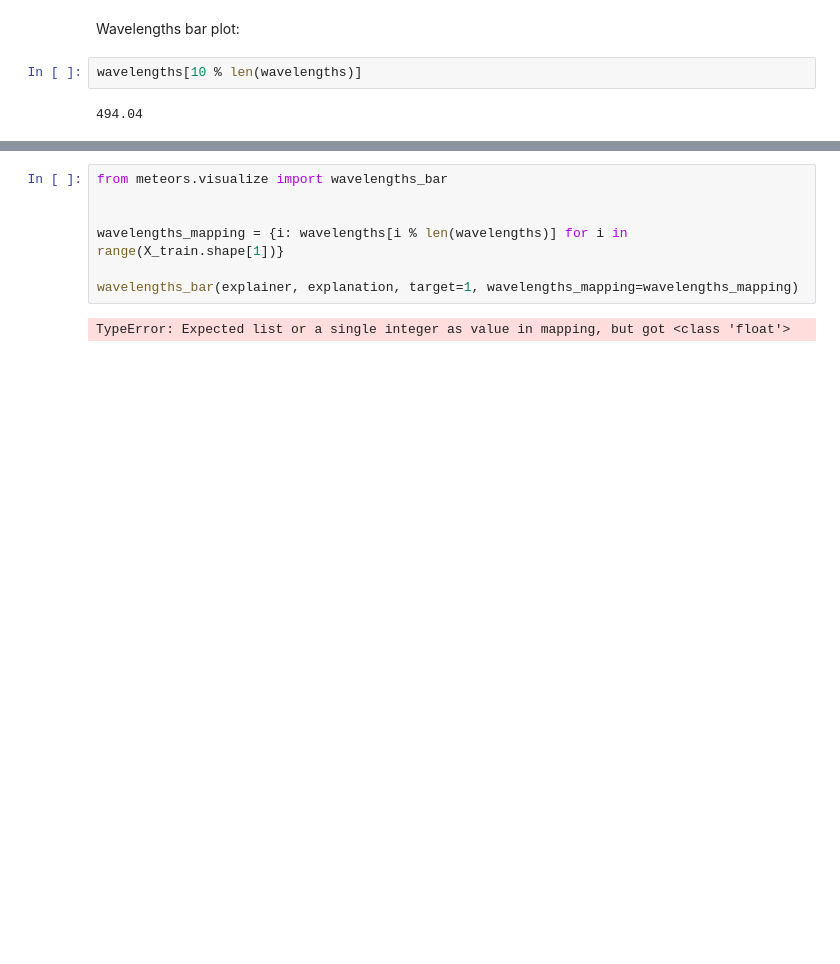
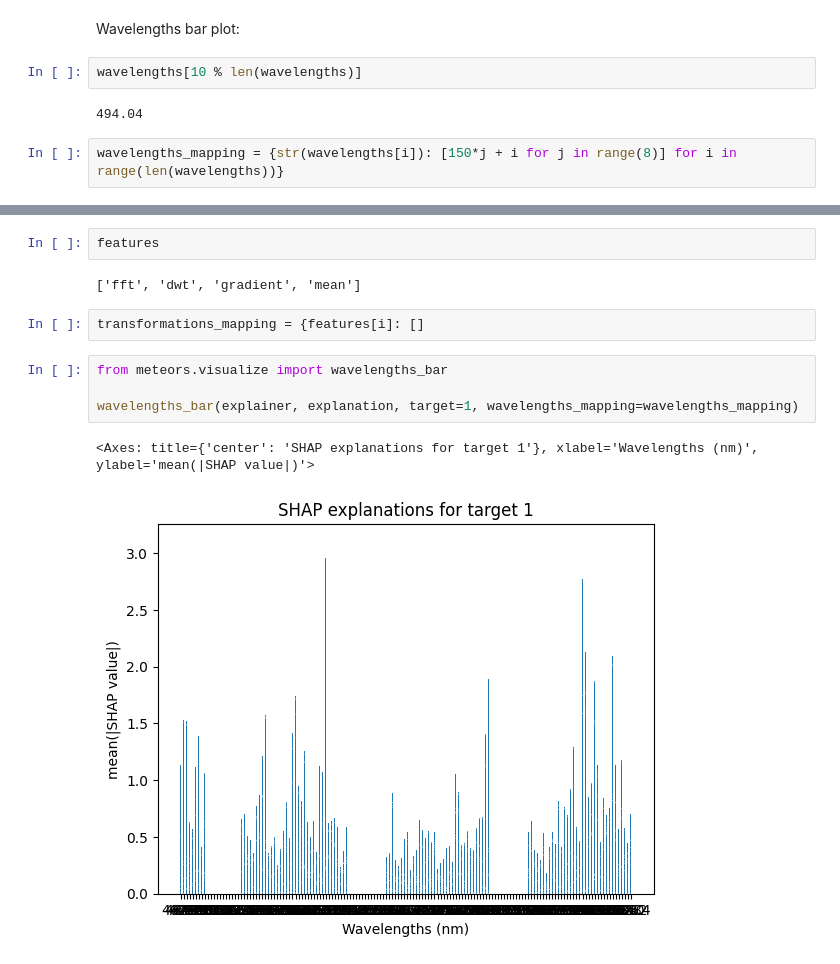
Before and after one commit to xai4space/meteors, a Jupyter notebook: examples/hyperview_challenge/shap.ipynb, the cells around one changed output, grey strips where cells are left out. Drawn from its saved outputs; the diff is of its cells as text; blank space fills up the shorter version.

```diff
--- a/examples/hyperview_challenge/shap.ipynb
+++ b/examples/hyperview_challenge/shap.ipynb
@@ -146,3 +201,5 @@ Wavelengths bar plot:
 wavelengths[10 % len(wavelengths)]
 # %% [output]
 494.04
+# %%
+wavelengths_mapping = {str(wavelengths[i]): [150*j + i for j in range(8)] for i in range(len(wavelengths))}
@@ -149,9 +226,13 @@ wavelengths[10 % len(wavelengths)]
+# %%
+features
+# %% [output]
+['fft', 'dwt', 'gradient', 'mean']
+# %%
+transformations_mapping = {features[i]: []
 # %%
 from meteors.visualize import wavelengths_bar
 
-
-wavelengths_mapping = {i: wavelengths[i % len(wavelengths)] for i in range(X_train.shape[1])}
-
 wavelengths_bar(explainer, explanation, target=1, wavelengths_mapping=wavelengths_mapping)
 # %% [output]
-TypeError: Expected list or a single integer as value in mapping, but got <class 'float'>
+<Axes: title={'center': 'SHAP explanations for target 1'}, xlabel='Wavelengths (nm)', ylabel='mean(|SHAP value|)'>
+[figure, added]
```
Also changed, not shown: parts of 25 cells of this notebook, 1 other file.
